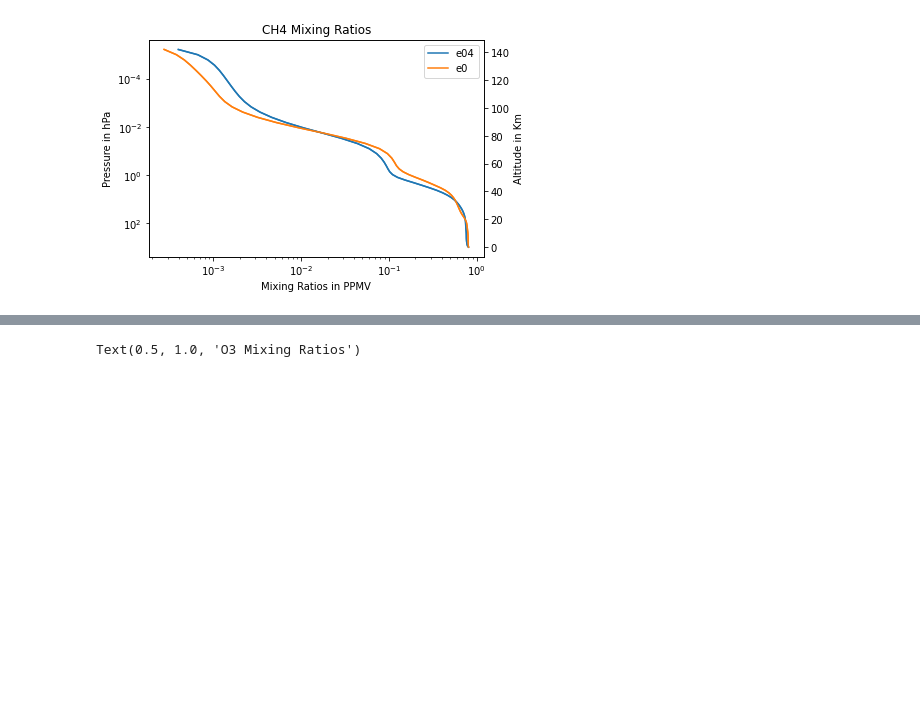
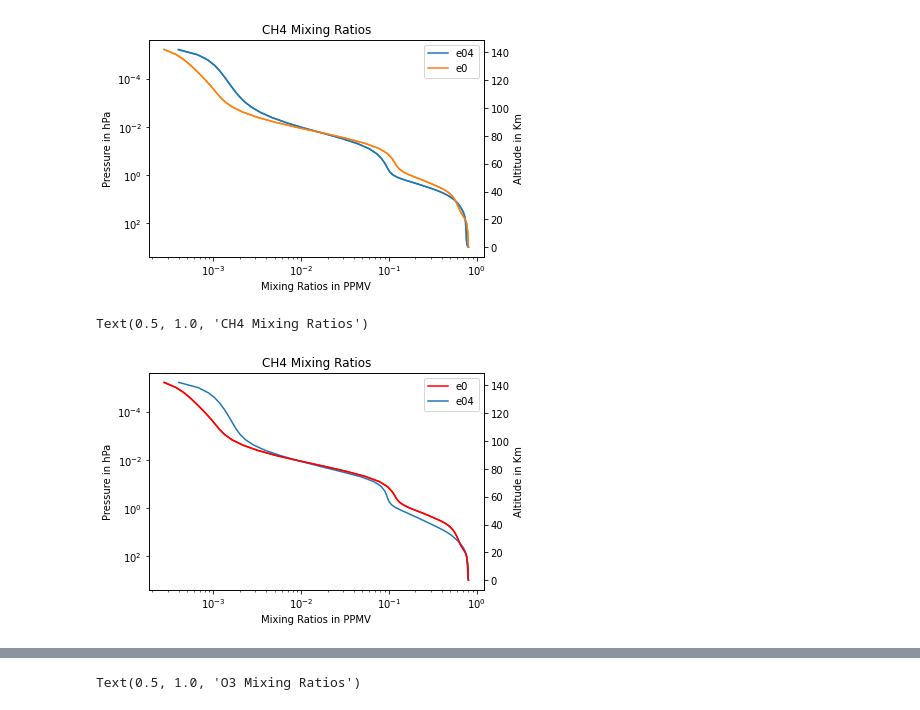
Before and after one commit to pybl1994/analysis_code, a Jupyter notebook: MixingRatios&WaterProcesses.ipynb, the cells around one changed output, grey strips where cells are left out. Saved outputs shown, nothing was run; the diff lists cells and outputs as text; code cells hidden in the pictures; blank space fills up the shorter version.

```diff
--- a/MixingRatios&WaterProcesses.ipynb
+++ b/MixingRatios&WaterProcesses.ipynb
@@ -395,3 +542,46 @@ print('CH4_MR_E04',CH4_e04_global.isel(lev=11).values)
 CH4_MR_E0 0.0016320132574055718
 CH4_MR_E04 0.0026921129441477643
 [figure]
+# %%
+def LatWeightAnyVar_notime(DS):
+    try:
+        DS = DS.mean(dim='lon')#take longitudinal mean
+    except:
+        print('')
+
+    DS = gw*DS #multiply by gaussian weights
+    try:
+        DS = np.sum(DS,axis=2)/gw.sum() #weighted mean
+    except:
+        DS = np.sum(DS,axis=0)/gw.sum() #weighted mean
+    return DS #return a numpy array that has been modified above
+
+fig, ax1 = plt.subplots()
+
+ax2 = ax1.twinx()
+
+CH4_e0_global.plot(color='red',y='lev',yscale='log',xscale='log',label='e0',ax=ax1, yincrease=False)
+
+CH4_e4_global.plot(y='lev',yscale='log',xscale='log',label='e04',ax=ax1, yincrease=False)
+
+ax2.plot(CH4_e0_global.values,Z_e0.values,color='red')
+
+ax2.set_xscale('log')
+
+ax1.legend()
+
+ax2.set_xlabel('Mixing Ratios in PPMV')
+
+ax2.set_ylabel('Altitude in Km')
+
+ax1.set_xlabel('Mixing Ratios in PPMV')
+
+ax1.set_ylabel('Pressure in hPa')
+
+plt.title('CH4 Mixing Ratios')
+
+# print('CH4_MR_E0',CH4_e0_global.isel(lev=11).values)
+# print('CH4_MR_E04',CH4_e04_global.isel(lev=11).values)
+# %% [output]
+Text(0.5, 1.0, 'CH4 Mixing Ratios')
+[figure, added]
```
Also changed, not shown: parts of 124 cells of this notebook.
